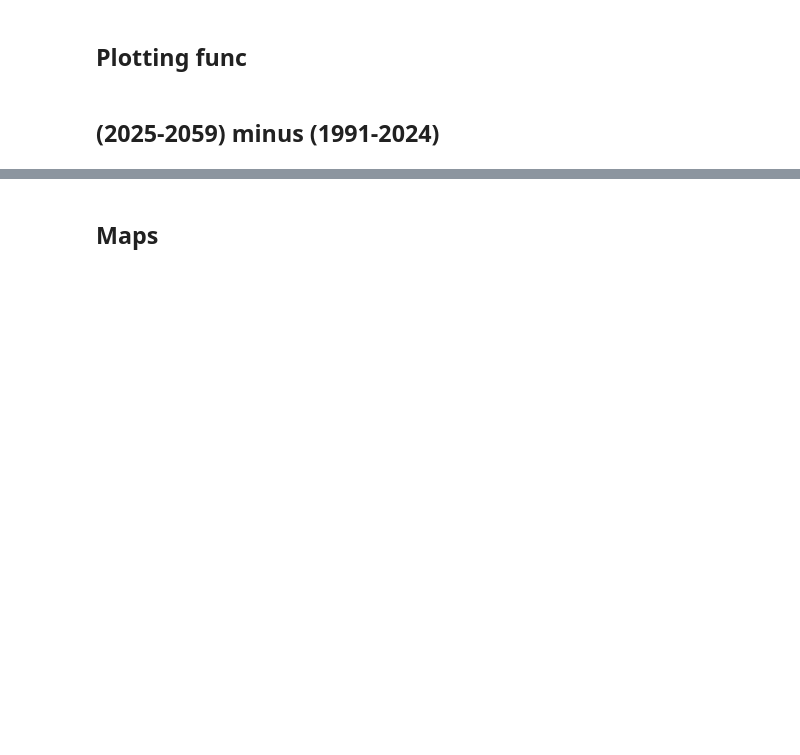
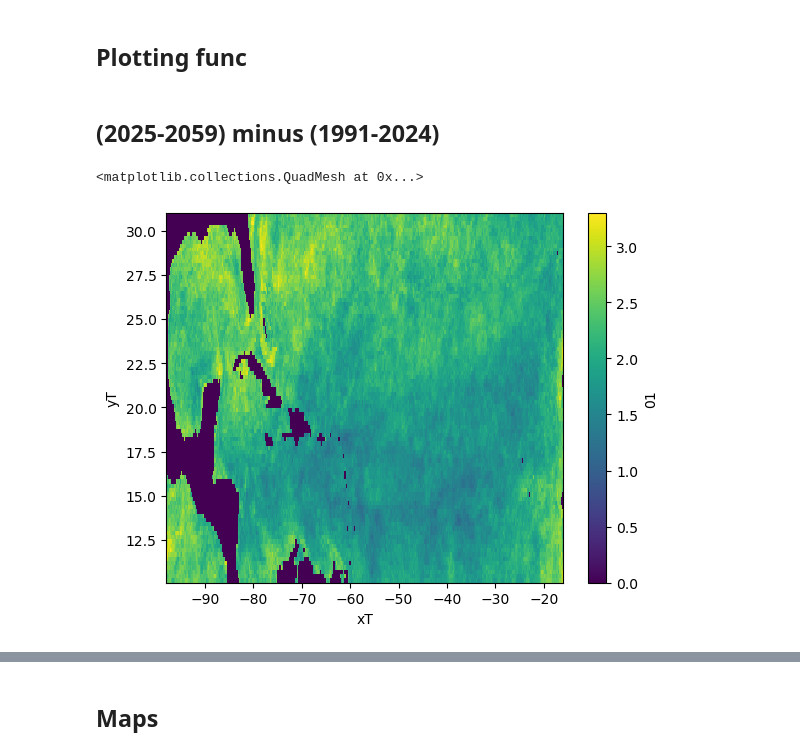
Before and after one commit to shanicetbailey/MHW-gfdl, a Jupyter notebook: 1c0_define-MHW-SPEAR-hi25.ipynb.ipynb, the cells around one changed output, grey strips where cells are left out. Saved outputs shown, nothing was run; the diff lists cells and outputs as text; code cells hidden in the pictures; blank space fills up the shorter version.

Commit message:
finally cleaned up code to safely open mhw metrics from each epoch

```diff
--- a/1c0_define-MHW-SPEAR-hi25.ipynb.ipynb
+++ b/1c0_define-MHW-SPEAR-hi25.ipynb.ipynb
@@ -139,0 +38,28 @@ def open_datasets(da_name, period):
+# %%
+%%time
+base_path = '/work5/stb/MHW-gfdl/SPEAR/vars/SPEAR-HI25/period_1991-2024/map_vars'
+
+files_int = sorted(glob.glob(f'{base_path}/mean_mhw_intensity_sphi*.nc'))
+mean_mhw_intensity_lds = []
+for f in files_int:
+    ds = xr.open_dataset(f, chunks={})
+    da = next(iter(ds.data_vars.values()))
+    #take the # in filename and add it to darr name
+    ens = os.path.basename(f).split('_sphi')[-1].split('.nc')[0]
+    da = da.rename(f'{ens}').drop_vars('quantile')
+    mean_mhw_intensity_lds.append(da)
+mean_mhw_intensity91 = xr.concat(mean_mhw_intensity_lds, dim="ensemble") #####----------
+
+files_freq = sorted(glob.glob(f'{base_path}/event_counts_sphi*.nc'))
+event_count91_lds = []
+for f in files_freq:
+    ds = xr.open_dataset(f, chunks={})
+    da = next(iter(ds.data_vars.values()))
+    #take the # in filename and add it to darr name
+    ens = os.path.basename(f).split('_sphi')[-1].split('.nc')[0]
+    da = da.rename(f'{ens}')
+    event_count91_lds.append(da)
+event_count91 = xr.concat(event_count91_lds, dim="ensemble") #####----------
+freq91 = event_count91 / 34
+
+median_duration91 = xr.open_dataset(f'{base_path}/median_duration.nc', chunks={})
@@ -389,0 +389,5 @@ int_diff_2591 = mean_mhw_intensity25.mean_intensity - mean_mhw_intensity91
+# %%
+freq91[0].plot()
+# %% [output]
+<matplotlib.collections.QuadMesh at 0x...>
+[figure, added]
```
Also changed, not shown: parts of 24 cells of this notebook.
